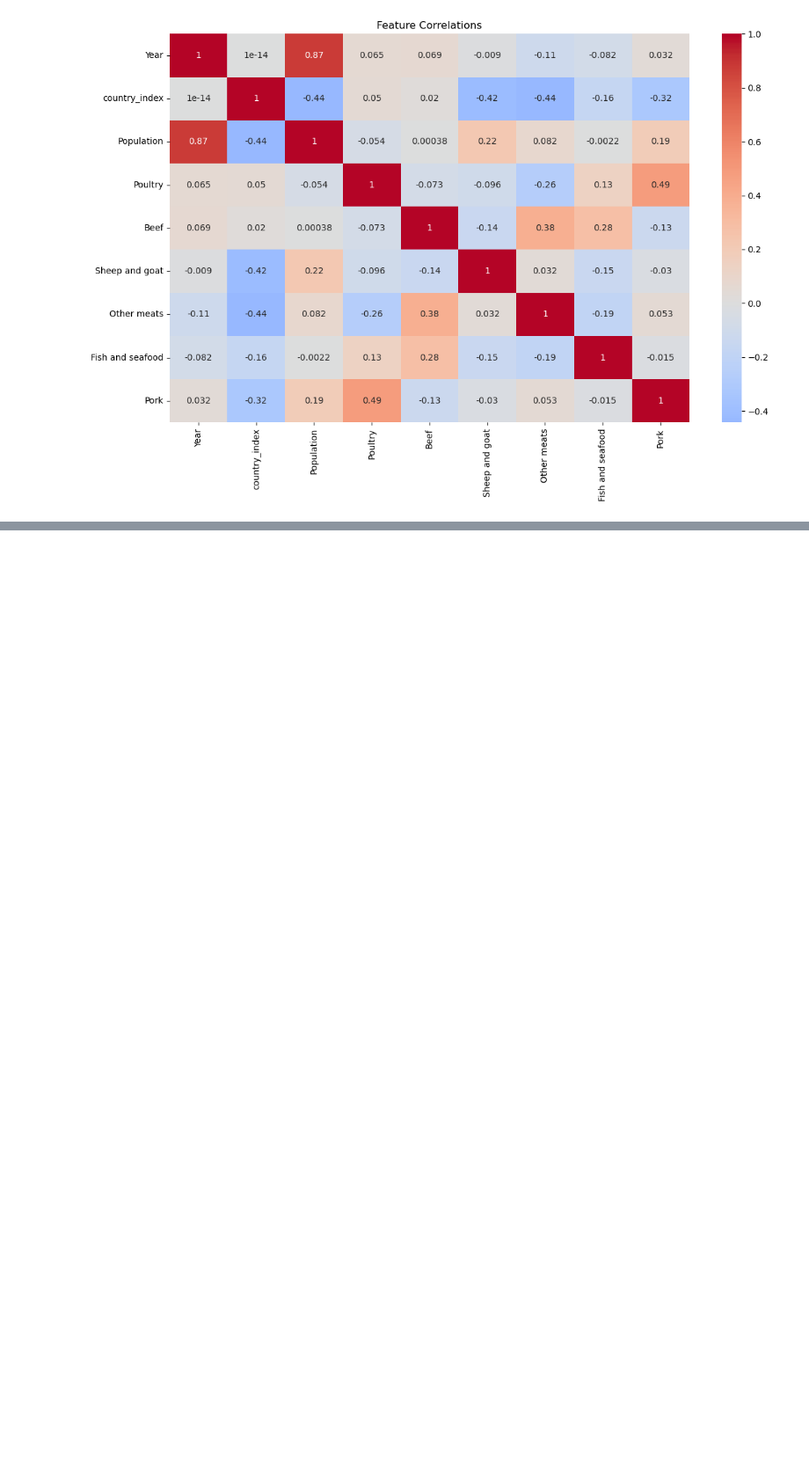
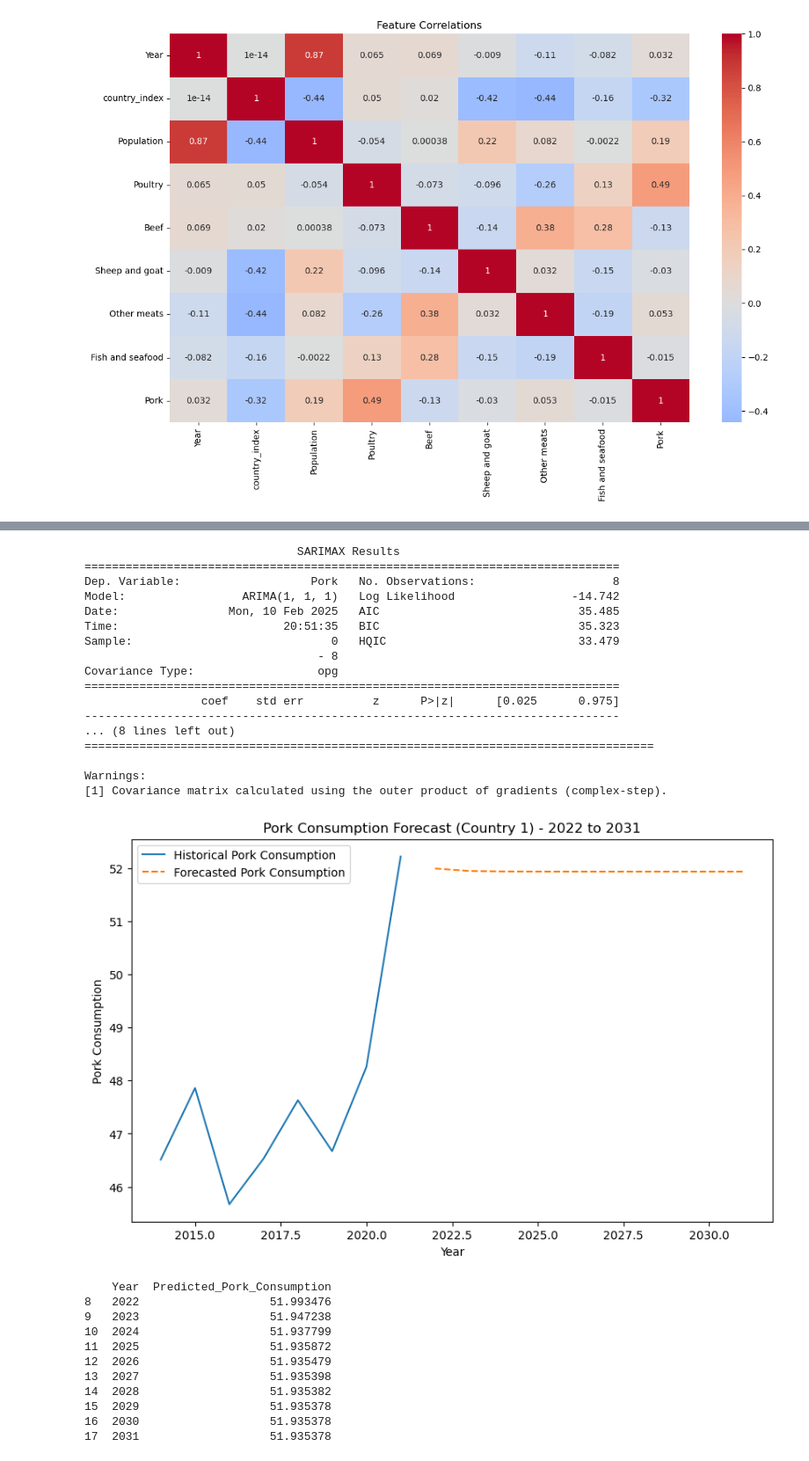
Before and after one commit to seccodingguy/Team1---Project2, a Jupyter notebook: Team2Project.ipynb, the cells around one changed output, grey strips where cells are left out. Shown at 88% size. Saved outputs shown, nothing was run; the diff lists cells and outputs as text; code cells hidden in the pictures; blank space fills up the shorter version.

```diff
--- a/Team2Project.ipynb
+++ b/Team2Project.ipynb
@@ -278,0 +343,50 @@ plt.show()
+# %%
+model = ARIMA(country_pork_ts, order=(1, 1, 1))
+model_fit = model.fit()
+print(model_fit.summary())
+forecast_steps = 10
+forecast = model_fit.forecast(steps=forecast_steps)
+future_years = list(range(2022, 2032))
+forecast_df = pd.DataFrame({
+    'Year': future_years,
+    'Predicted_Pork_Consumption': forecast
+})
+plt.figure(figsize=(10, 6))
+plt.plot(country_pork_ts, label='Historical Pork Consumption')
+plt.plot(forecast_df['Year'], forecast_df['Predicted_Pork_Consumption'], label='Forecasted Pork Consumption', linestyle='--')
+plt.title('Pork Consumption Forecast (Country 1) - 2022 to 2031')
+plt.xlabel('Year')
+plt.ylabel('Pork Consumption')
+plt.legend()
+plt.show()
+print(forecast_df)
+# %% [output]
+                               SARIMAX Results
+==============================================================================
+Dep. Variable:                   Pork   No. Observations:                    8
+Model:                 ARIMA(1, 1, 1)   Log Likelihood                 -14.742
+Date:                Mon, 10 Feb 2025   AIC                             35.485
+Time:                        20:51:35   BIC                             35.323
+Sample:                             0   HQIC                            33.479
+                                  - 8
+Covariance Type:                  opg
+==============================================================================
+                 coef    std err          z      P>|z|      [0.025      0.975]
+------------------------------------------------------------------------------
+... (8 lines left out)
+===================================================================================
+
+Warnings:
+[1] Covariance matrix calculated using the outer product of gradients (complex-step).
+[figure, added]
+    Year  Predicted_Pork_Consumption
+8   2022                   51.993476
+9   2023                   51.947238
+10  2024                   51.937799
+11  2025                   51.935872
+12  2026                   51.935479
+13  2027                   51.935398
+14  2028                   51.935382
+15  2029                   51.935378
+16  2030                   51.935378
+17  2031                   51.935378
```
Also changed, not shown: parts of 3 cells of this notebook.
